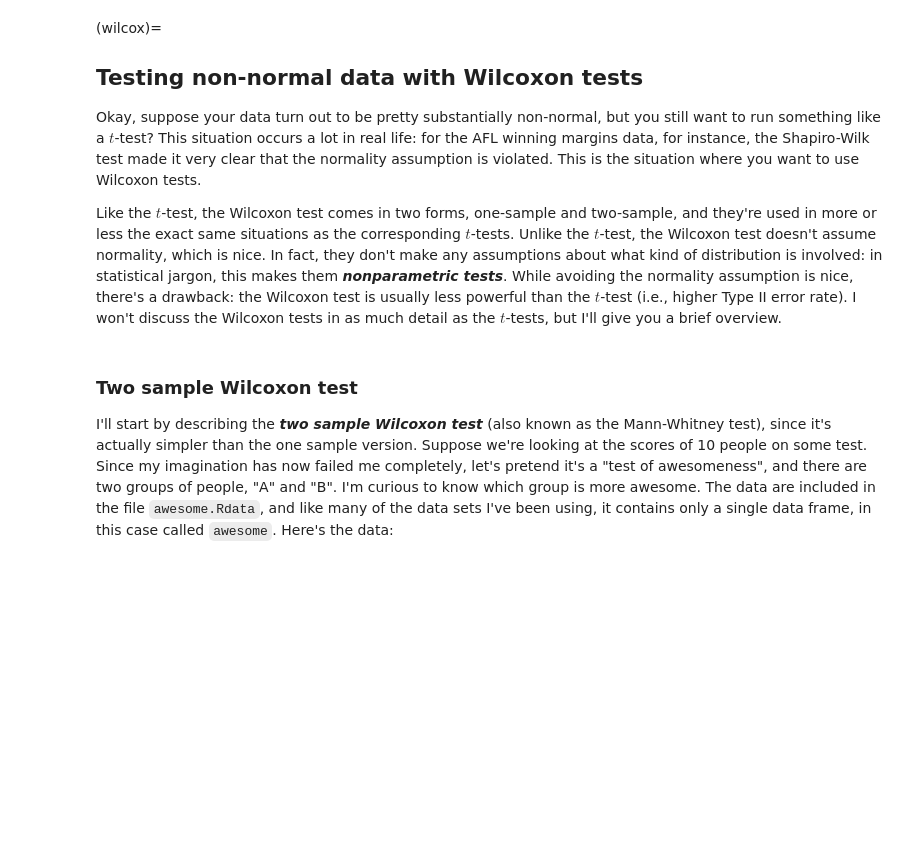
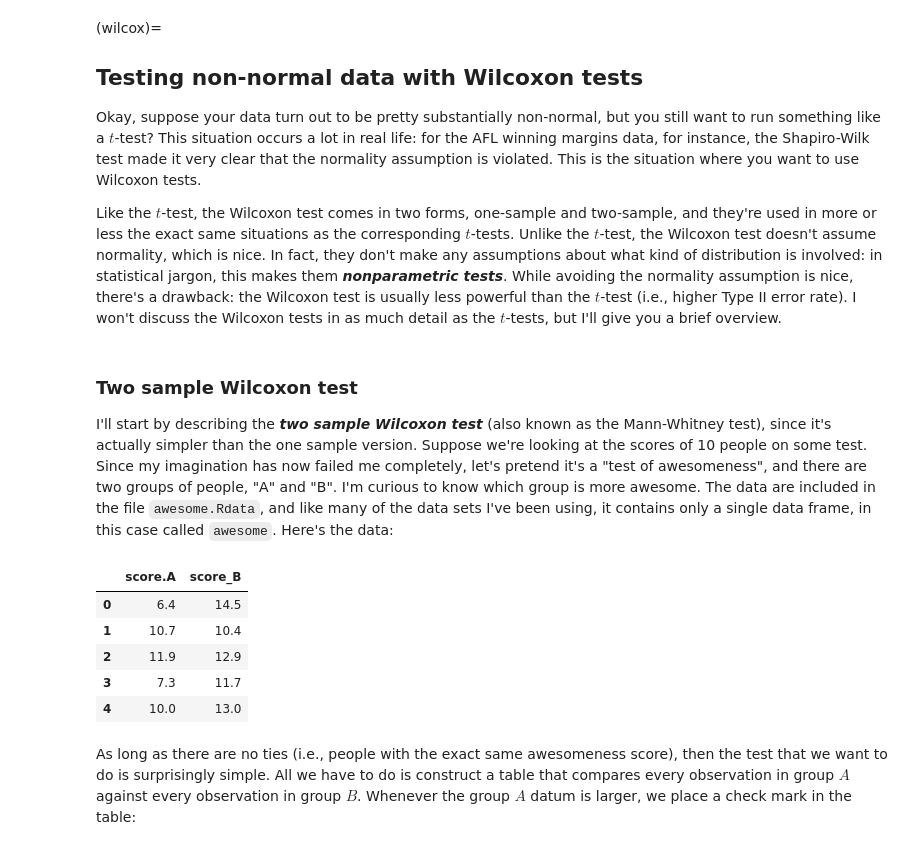
Before and after one commit to ethanweed/pythonbook, a Jupyter notebook: Chapters/05.02-ttest.ipynb, the cells around one changed output. Saved outputs shown, nothing was run; the diff lists cells and outputs as text; code cells hidden in the pictures; blank space fills up the shorter version.

Commit message:
update to awesome2

```diff
--- a/Chapters/05.02-ttest.ipynb
+++ b/Chapters/05.02-ttest.ipynb
@@ -1401,3 +1401,15 @@ Like the $t$-test, the Wilcoxon test comes in two forms, one-sample and two-samp
 ### Two sample Wilcoxon test
 
 I'll start by describing the **_two sample Wilcoxon test_** (also known as the Mann-Whitney test), since it's actually simpler than the one sample version. Suppose we're looking at the scores of 10 people on some test. Since my imagination has now failed me completely, let's pretend it's a "test of awesomeness", and there are two groups of people, "A" and "B". I'm curious to know which group is more awesome. The data are included in the file `awesome.Rdata`, and like many of the data sets I've been using, it contains only a single data frame, in this case called `awesome`. Here's the data:
+# %%
+df = pd.read_csv("https://raw.githubusercontent.com/ethanweed/pythonbook/main/Data/awesome2.csv")
+df
+# %% [output]
+|  | score.A | score_B |
+| 0 | 6.4 | 14.5 |
+| 1 | 10.7 | 10.4 |
+| 2 | 11.9 | 12.9 |
+| 3 | 7.3 | 11.7 |
+| 4 | 10.0 | 13.0 |
+# %% [markdown]
+As long as there are no ties (i.e., people with the exact same awesomeness score), then the test that we want to do is surprisingly simple. All we have to do is construct a table that compares every observation in group $A$ against every observation in group $B$. Whenever the group $A$ datum is larger, we place a check mark in the table:
```
Also changed, not shown: parts of 5 cells of this notebook, 1 other file.
